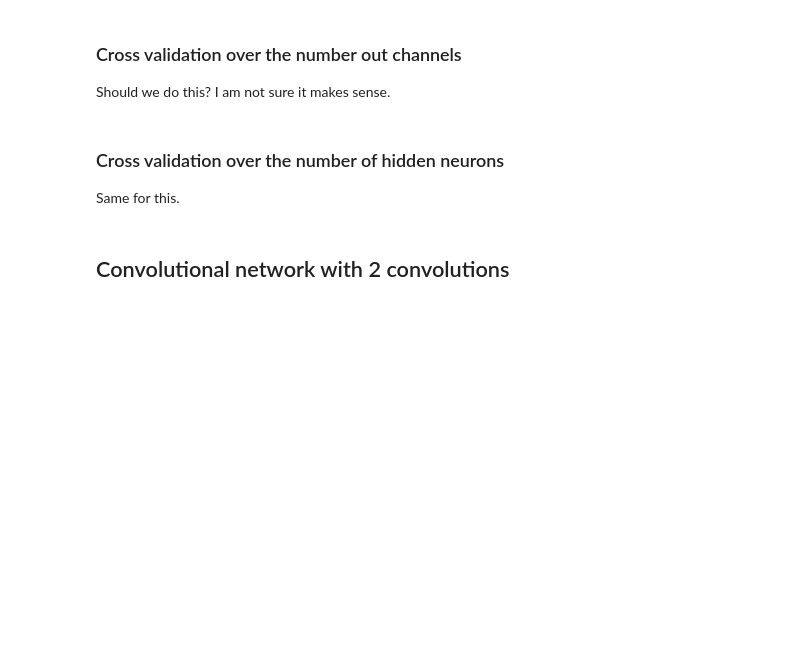
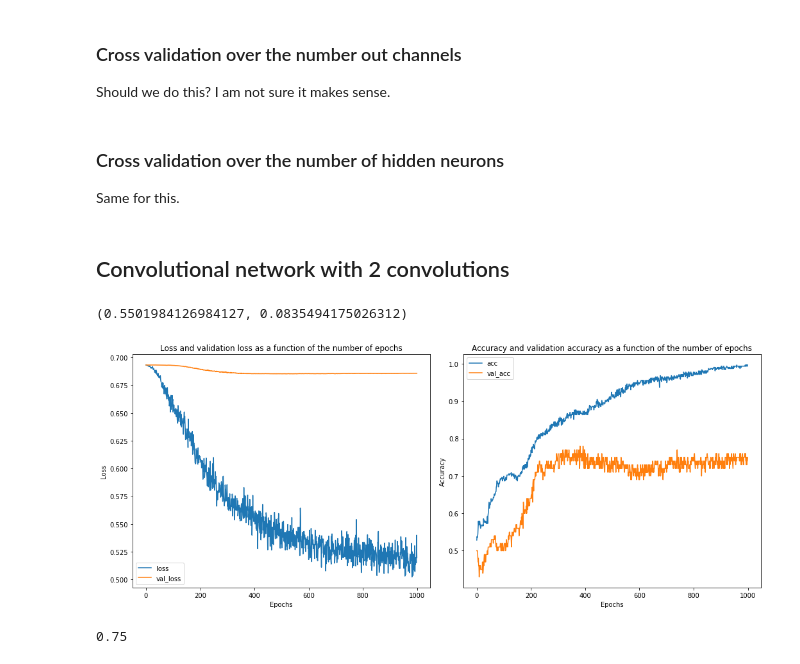
Before and after one commit to SSappy/deep_learning_epfl, a Jupyter notebook: project1/src/Convolutional networks.ipynb, the cells around one changed output. Drawn from its saved outputs; the diff is of its cells as text; code cells hidden in the pictures; blank space fills up the shorter version.

```diff
--- a/project1/src/Convolutional networks.ipynb
+++ b/project1/src/Convolutional networks.ipynb
@@ -60,0 +84,17 @@ Same for this.
+# %%
+cross_validation(ConvNet2, x_train, y_train, epochs=1000, lr=5*1e-3)
+# %% [output]
+(0.5501984126984127, 0.0835494175026312)
+# %%
+model = ConvNet2()
+history = model.fit(x_train, y_train, x_test, y_test, epochs=1000, lr=1e-5, batch_size=4,
+                    standardize=True, noise=2, crop=True)
+plot_history(history)
+# %%
+plot_history(history)
+# %% [output]
+[figure, added]
+# %%
+model.compute_accuracy(x_test, y_test)
+# %% [output]
+0.75
```
Also changed, not shown: parts of 13 cells of this notebook, 6 other files.
